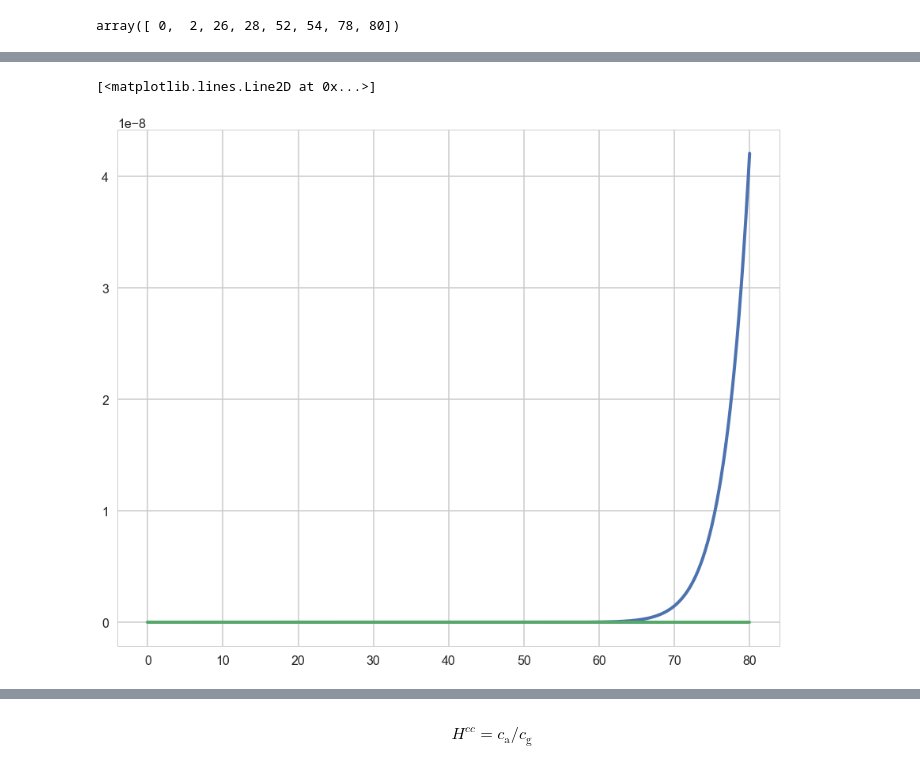
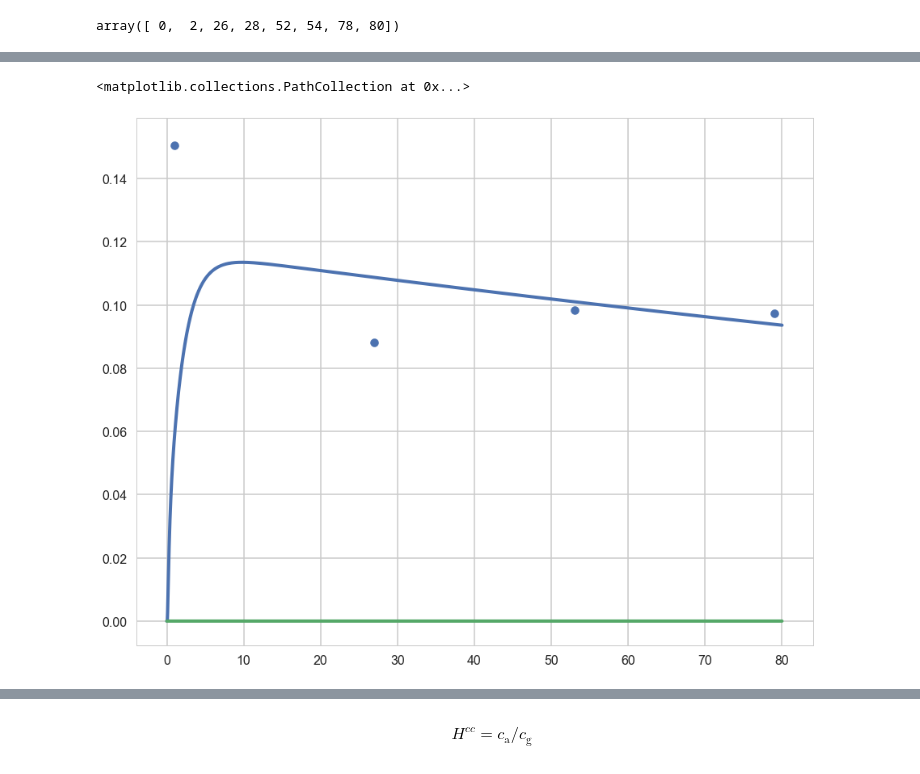
Before and after one commit to biogeochemistry/PorousMediaLab, a Jupyter notebook: examples/Tracer gas/tracer_gas_in_column.ipynb, the cells around one changed output, grey strips where cells are left out. Cells and saved outputs as stored; diff of their text form; code cells hidden in the pictures.

Commit message:
updated tracer exp notebook

```diff
--- a/examples/Tracer gas/tracer_gas_in_column.ipynb
+++ b/examples/Tracer gas/tracer_gas_in_column.ipynb
@@ -15,12 +15,13 @@ sns.set_context("poster", rc={"font.size":34,"axes.titlesize":34,"axes.labelsize
 plt.rcParams['figure.figsize'] = 15, 12
 # %%
 tend = 80 ## hours
-dt = 0.1
+dt = 0.01
 dx = 0.2 ## cm
 L = 40 ## cm
 x = np.linspace(0, L, L / dx + 1)
 t = np.linspace(0, tend, round(tend / dt) + 1)
-phi = ( 0.99 - 0.94 ) * np.exp( -x / 10 ) + 0.94
+phi = 0.95
+# phi = ( 0.99 - 0.94 ) * np.exp( -x / 10 ) + 0.94
 Chs = np.zeros(t.shape) #
 Fx = np.zeros(t.shape)
 # %%
@@ -29,5 +30,5 @@ from measurements import Ch, C1, C2, C3, Tm, zm, D_SF6w, D_SF6g, Kh, phi_m, z_ph
 dT = Tm[1::2] - Tm[::2]
 dCh = (Ch[1::2] - Ch[::2])
 Mi = Ci*Vi # mass injected
-h_inj = Vi/SA/phi[x==18]
+h_inj = Vi/SA/phi
 # %%
@@ -50,10 +50,19 @@ plt.plot(SF6_init)
 [<matplotlib.lines.Line2D at 0x...>]
 [figure]
 # %%
-# theta=0.5
-ftc.add_species(is_solute=True, element='SF6w', D=D_SF6w, init_C=SF6_init, bc_top=0., bc_top_type='dirichlet', bc_bot=0, bc_bot_type='flux')
-ftc.add_species(is_solute=True, element='SF6g', D=D_SF6g, init_C=0, bc_top=0., bc_top_type='dirichlet', bc_bot=0, bc_bot_type='flux')
-ftc.add_henry_law_equilibrium(aq='SF6w', gas='SF6g', Hcc=SF6_Hcc)
+# theta=0.995
+ftc.add_species(is_solute=True, element='SF6w', D=D_SF6w, init_C=SF6_init, bc_top=0., bc_top_type='flux', bc_bot=0., bc_bot_type='flux')
+ftc.add_species(is_solute=True, element='SF6g', D=D_SF6g, init_C=0, bc_top=0., bc_top_type='constant', bc_bot=0., bc_bot_type='flux')
+# ftc.add_species(is_solute=True, element='tracer', D=D_SF6g, init_C=1, bc_top=0., bc_top_type='flux', bc_bot=0., bc_bot_type='flux')
+# ftc.add_henry_law_equilibrium(aq='SF6w', gas='SF6g', Hcc=SF6_Hcc)
+# %%
+ftc.constants['k_b'] = 16e-6
+# ftc.constants['k_b'] = 35e-6
+ftc.constants['k_f'] = ftc.constants['k_b']/SF6_Hcc
+ftc.rates['Rb'] = 'k_b * SF6g'
+ftc.rates['Rf'] = 'k_f * SF6w'
+ftc.dcdt['SF6w'] = 'Rb-Rf'
+ftc.dcdt['SF6g'] = '-Rb+Rf'
 # %%
 Tm[:8]
 # %% [output]
@@ -70,29 +97,29 @@ for i in range(1, len(ftc.time)):
 # %%
 F = ftc.estimate_flux_at_top('SF6g') # dissolved gas flux
 
 # plt.plot(ftc.time, Chs)
 plt.plot(ftc.time, F)
 
 F = ftc.estimate_flux_at_top('SF6w') # dissolved gas flux
 plt.plot(ftc.time, F)
 
-# plt.scatter(Tm[::2][:4]+1, dCh[:4]*Vh/SA/dT[:4])
+plt.scatter(Tm[::2][:4]+1, dCh[:4]*Vh/SA/dT[:4])
 # fig, ax1 = plt.subplots()
 # ax1.plot(ftc.time, F*(1+1/Hcc))
 
 # ax1.set_ylabel(r'Flux, $[umol/cm^2/h]$')
 # ax1.ticklabel_format(style='sci', axis='y', scilimits=(-4,-1))
 
 
 # ax2=ax1.twinx()
 # ax2.scatter(Tm[::2][:4]+1, dCh[:4]*Vh/3.14/r**2/dT[:4])
 # ax2.set_ylabel(r'F measured, $[umol/cm^2/h]$')
 # ax2.ticklabel_format(style='sci', axis='y', scilimits=(-4,-1))
-# plt.ylim([0,2e-4])
+# plt.ylim([0,0.2])
 # ax1.set_xlabel('Time, [h]')
 # %% [output]
-[<matplotlib.lines.Line2D at 0x...>]
+<matplotlib.collections.PathCollection at 0x...>
-[figure, old version]
+[figure, new version]
 # %%
 ftc.plot_contourplots(labels=False)
 # %% [output]
```
Also changed, not shown: parts of 7 cells of this notebook.
